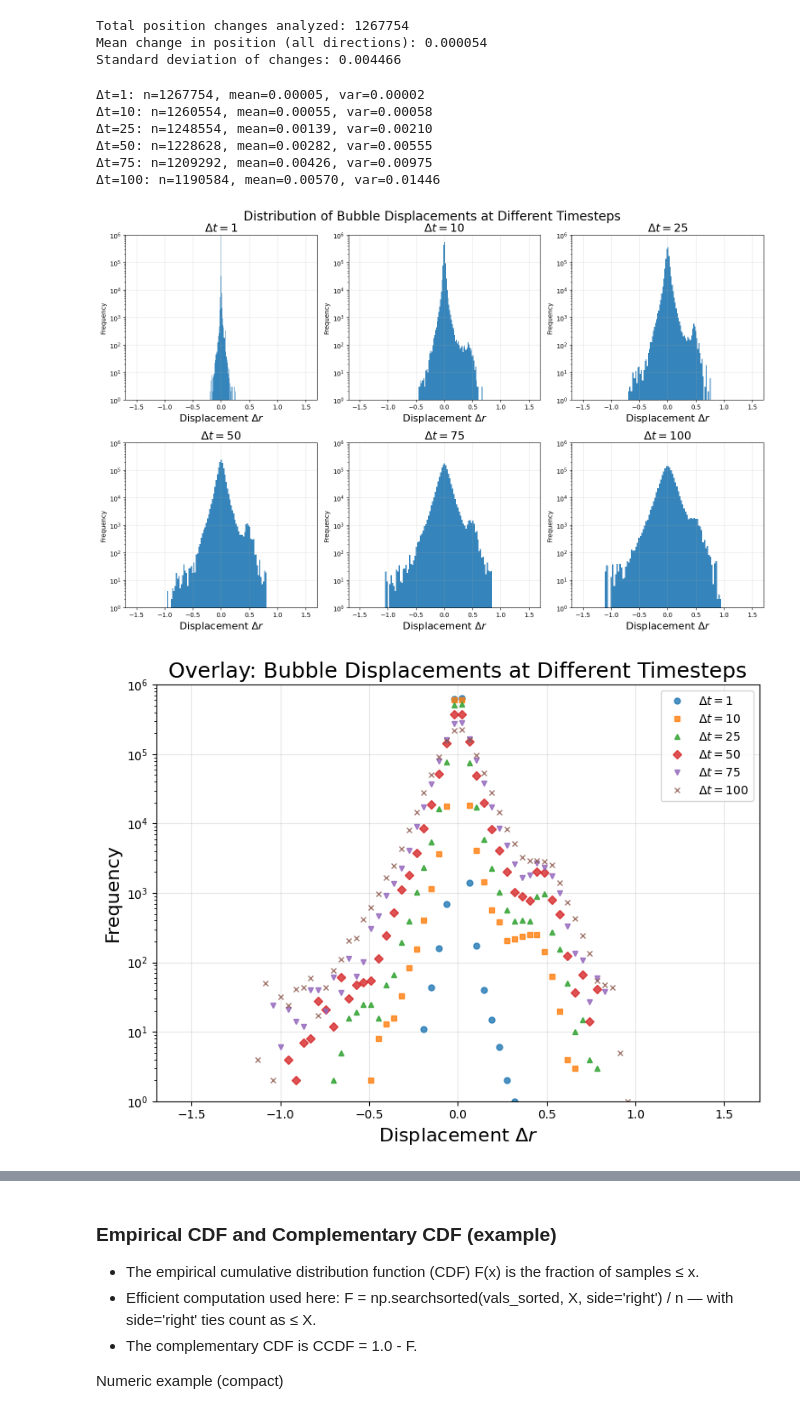
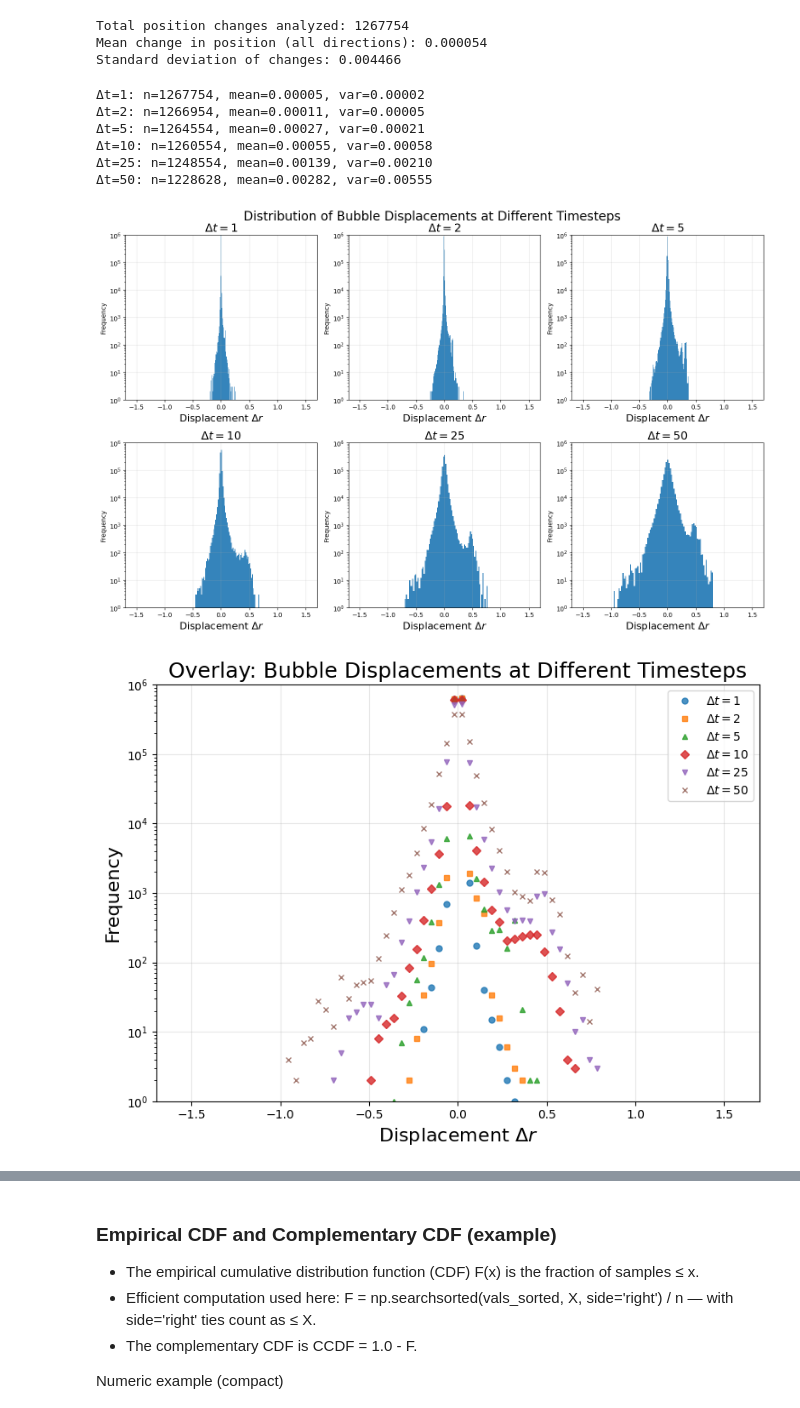
Before and after one commit to conorkirby/capstone, a Jupyter notebook: ProjectNotebooks/03_DisplacementDistributions.ipynb, the cells around one changed output, grey strips where cells are left out. Drawn from its saved outputs; the diff is of its cells as text; code cells hidden in the pictures.

```diff
--- a/ProjectNotebooks/03_DisplacementDistributions.ipynb
+++ b/ProjectNotebooks/03_DisplacementDistributions.ipynb
@@ -179,7 +179,8 @@ Standard deviation of changes: 0.004466
 
 # Displacement Analysis for Multiple dt Values
 #dt_values = [1, 10, 25, 50, 75, 125, 200, 300, 400, 500]
-dt_values = [1, 10, 25, 50, 75, 100]
+# dt_values = [1, 10, 25, 50, 75, 100]
+dt_values = [1, 2, 5, 10, 25, 50]
 
 fig, axs = plt.subplots(2, 3, figsize=(15, 10))
 axs = axs.ravel()
@@ -194,37 +195,37 @@ for idx, dt in enumerate(dt_values):
         x, y = g["x"].to_numpy(), g["y"].to_numpy()
 
         if len(x) <= dt:
             continue
 
         dx_dt = x[dt:] - x[:-dt]
         dy_dt = y[dt:] - y[:-dt]
 
         all_dx.extend(dx_dt)
         all_dy.extend(dy_dt)
 
     all_disp = np.concatenate([all_dx, all_dy])
     axs[idx].hist(all_disp, bins=80, alpha=0.9)
     axs[idx].set_title(rf"$\Delta t = {dt}$", fontsize=18)
     axs[idx].grid(alpha=0.3)
     axs[idx].set_yscale('log')
     axs[idx].set_xlim(-1.7, 1.7)
     axs[idx].set_ylim(1, 1e6)
     axs[idx].set_xlabel(r"Displacement $\Delta r$", fontsize=16)
     axs[idx].set_ylabel("Frequency")
 
     print(f"Δt={dt}: n={len(all_disp)}, mean={np.mean(all_disp):.5f}, var={np.var(all_disp):.5f}")
 
 plt.tight_layout(rect=[0, 0, 1, 0.98])
-plt.savefig("/Users/conorkirby/Library/Mobile Documents/com~apple~CloudDocs/Coding/projects/python/capstone/Figures_Sample2/03_Figures/displacement_distributions_2.png", dpi=300, bbox_inches='tight')
+# plt.savefig("/Users/conorkirby/Library/Mobile Documents/com~apple~CloudDocs/Coding/projects/python/capstone/Figures_Sample2/03_Figures/displacement_distributions_2.png", dpi=300, bbox_inches='tight')
 plt.show()
 # %% [output]
 Δt=1: n=1267754, mean=0.00005, var=0.00002
+Δt=2: n=1266954, mean=0.00011, var=0.00005
+Δt=5: n=1264554, mean=0.00027, var=0.00021
 Δt=10: n=1260554, mean=0.00055, var=0.00058
 Δt=25: n=1248554, mean=0.00139, var=0.00210
 Δt=50: n=1228628, mean=0.00282, var=0.00555
-Δt=75: n=1209292, mean=0.00426, var=0.00975
-Δt=100: n=1190584, mean=0.00570, var=0.01446
-[figure, old version]
+[figure, new version]
 # %%
 # Overlay Plot
 plt.figure(figsize=(8, 6))
@@ -264,10 +265,10 @@ plt.title("Overlay: Bubble Displacements at Different Timesteps", fontsize=18)
 plt.grid(alpha=0.3)
 plt.legend()
 plt.tight_layout()
-plt.savefig("/Users/conorkirby/Library/Mobile Documents/com~apple~CloudDocs/Coding/projects/python/capstone/Figures_Sample2/03_Figures/displacement_overlay_2.png", dpi=300, bbox_inches='tight')
+# plt.savefig("/Users/conorkirby/Library/Mobile Documents/com~apple~CloudDocs/Coding/projects/python/capstone/Figures_Sample2/03_Figures/displacement_overlay_2.png", dpi=300, bbox_inches='tight')
 plt.show()
 # %% [output]
-[figure, old version]
+[figure, new version]
 # %%
 
 # Overlay with centred x and staggered (log) peaks
```
Also changed, not shown: parts of 13 cells of this notebook, 2 other files.
